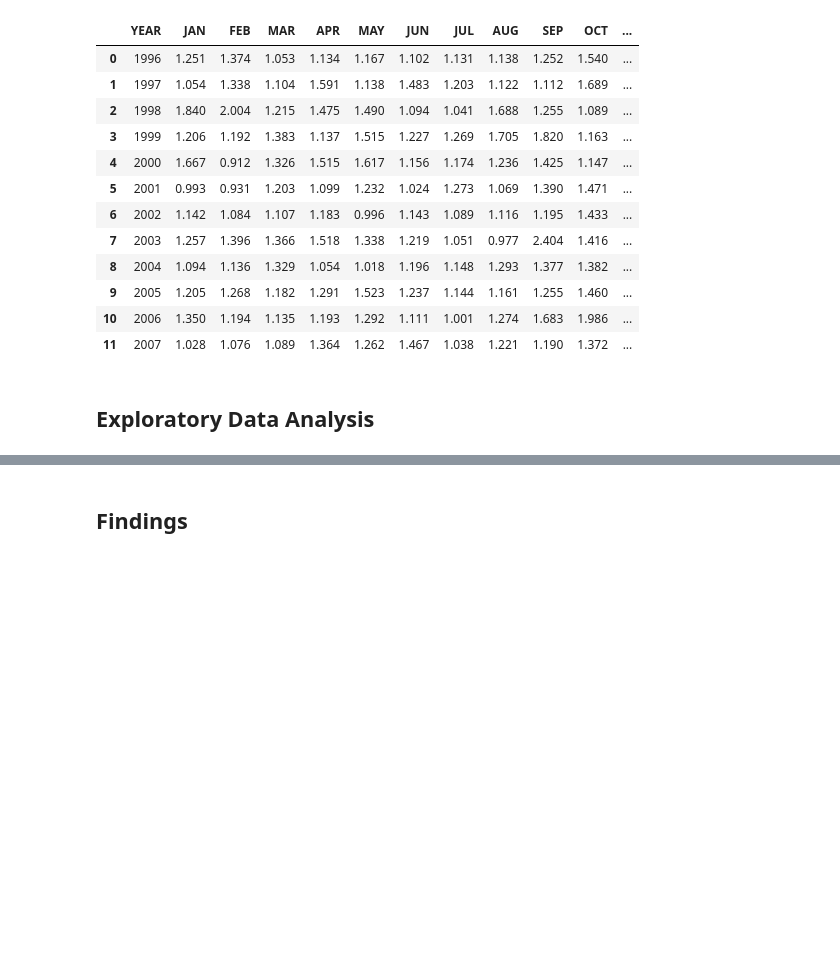
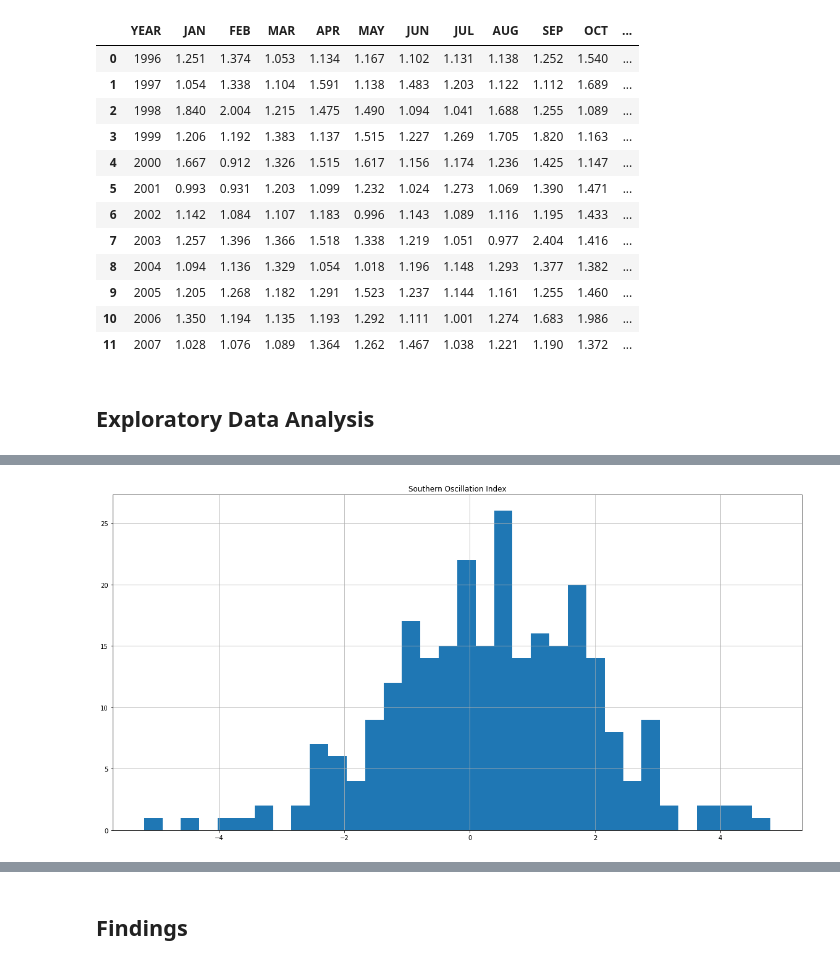
Before and after one commit to skydog71/CMSC641_tutorial, a Jupyter notebook: jborak_CMSC641_final_tutorial.ipynb, the cells around one changed output, grey strips where cells are left out. Cells and saved outputs as stored; diff of their text form; code cells hidden in the pictures; blank space fills up the shorter version.

```diff
--- a/jborak_CMSC641_final_tutorial.ipynb
+++ b/jborak_CMSC641_final_tutorial.ipynb
@@ -47,7 +47,7 @@ wlev_url='https://raw.githubusercontent.com/skydog71/CMSC641_tutorial/master/wle
 # %%
 # Read in SOI data, and narrow period of record to ours (1996-2017)
 soi_df = pd.read_csv(soi_url,sep='  ',header=2, engine='python')
-soi_df = soi_df[45:67]
+soi_df = soi_df[45:67].astype(float)
 
 # Rename columns (to remove superfluous spaces)
 soi_df.columns = ['YEAR', 'JAN', 'FEB', 'MAR', 'APR', 'MAY', 'JUN', 'JUL', 'AUG', 'SEP', 'OCT', 'NOV', 'DEC']
@@ -194,0 +231,21 @@ Data are now ready for exploratory analysis. First step is to make some plots. I
+# %%
+# Histograms of *all* SOI data
+# (need to restructure monthly data as single-column to do this)
+soi_values=soi_df.iloc[:,1:].values
+all_soi_df=pd.DataFrame(
+    {'Southern Oscillation Index':list(soi_values.flatten())}
+)
+# stats
+this_data = all_soi_df.iloc[:,:]
+this_mean = np.around(np.mean(this_data),decimals=3)
+this_std = np.around(np.std(this_data),decimals=3)
+
+# plot histogram and stats
+#fig=plt.figure(figsize=(20,10))
+#ax=fig.add_subplot(1,1,1)
+#ax.set_title('   (mean = '+str(this_mean)+'; sd = '+str(this_std)+')',loc='left', pad=-30)
+all_soi_df.hist(bins=34,figsize=(20,10))
+
+plt.show()
+# %% [output]
+[figure, added]
```
Also changed, not shown: parts of 11 cells of this notebook.
